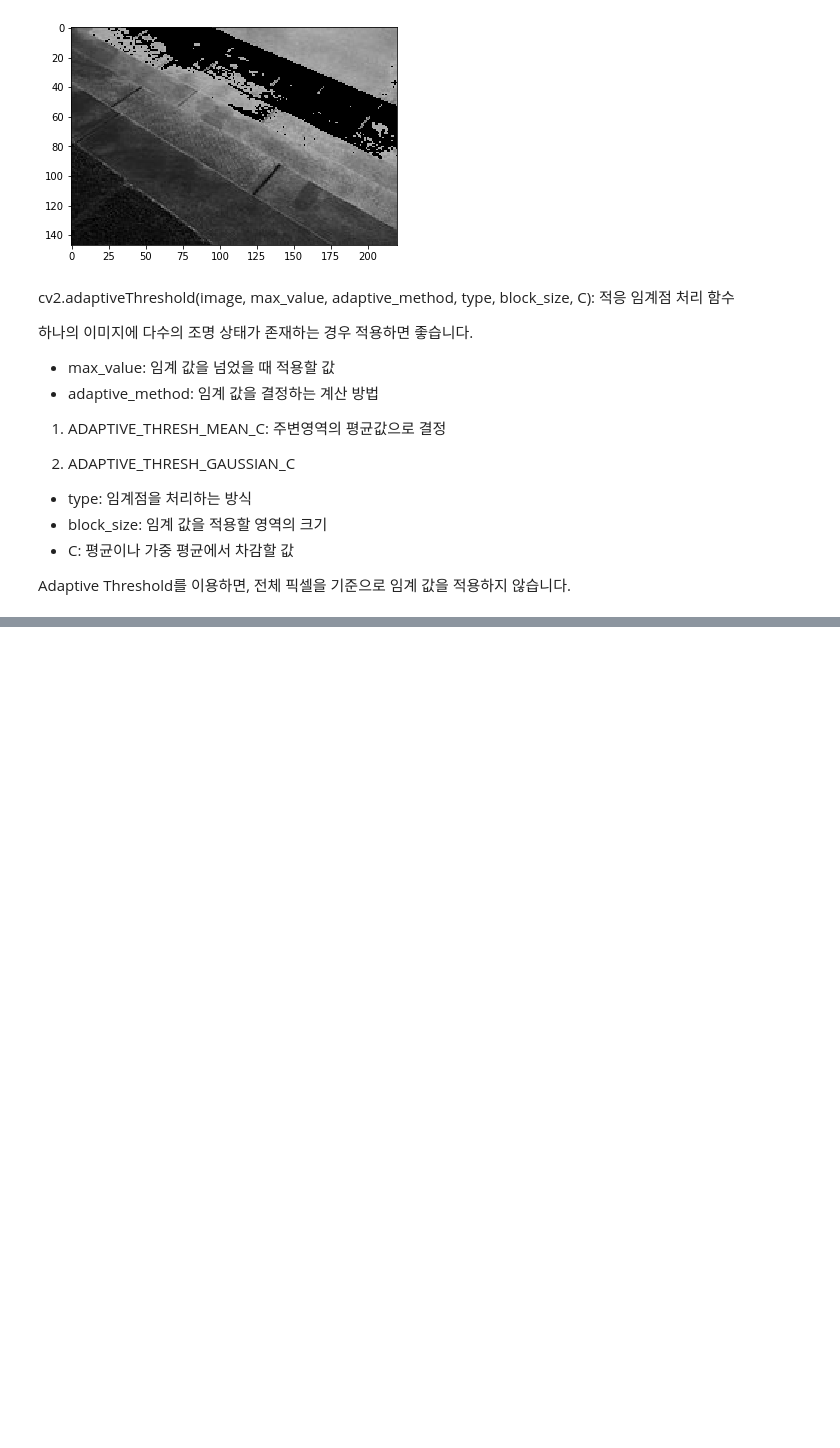
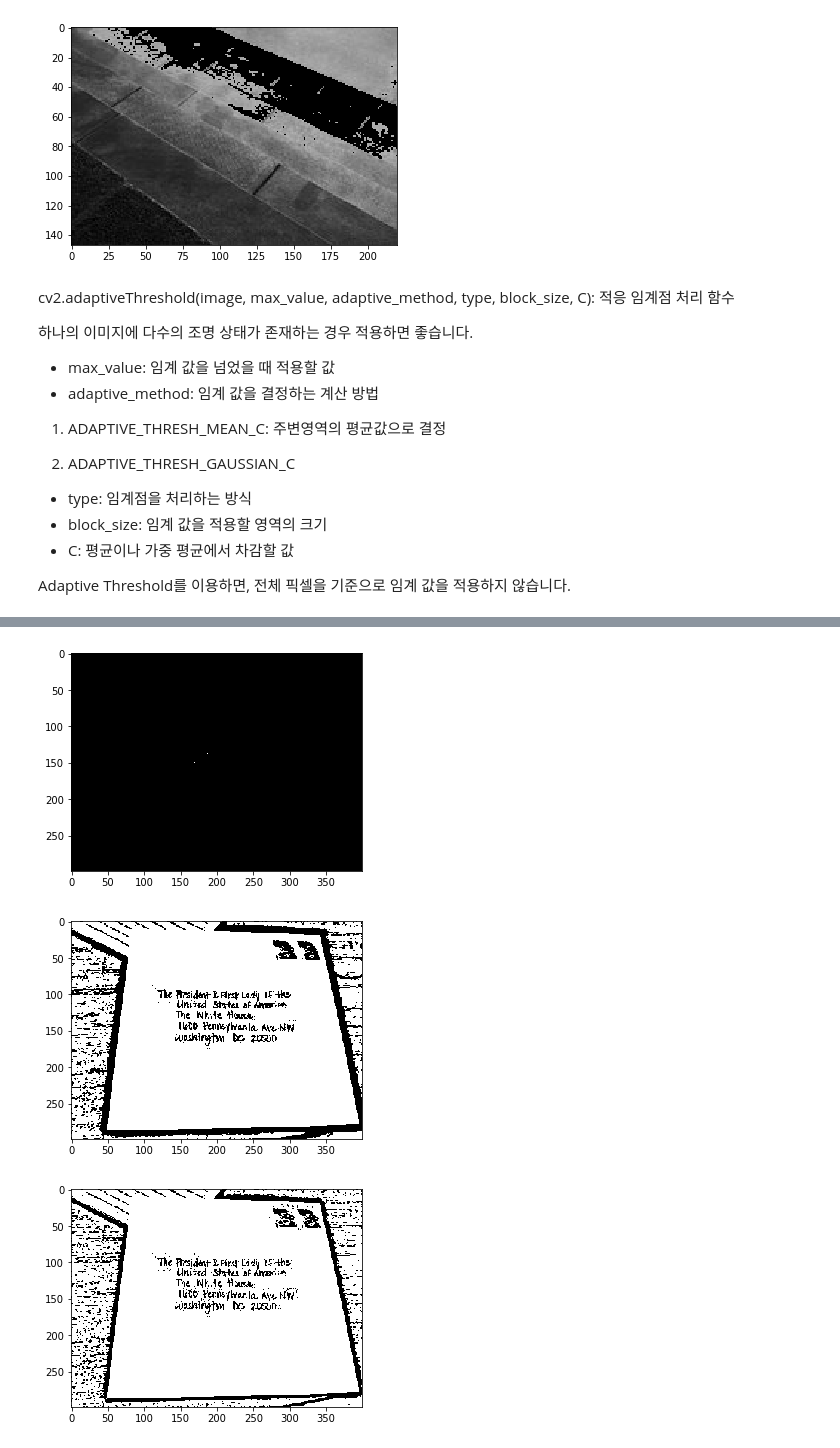
Before and after one commit to simonryu/Python-Data_Analysis-and-Image-Processing-Tutorial, a Jupyter notebook: 10. OpenCV 임계점 처리하기.ipynb, the cells around one changed output, grey strips where cells are left out. Saved outputs shown, nothing was run; the diff lists cells and outputs as text; code cells hidden in the pictures; blank space fills up the shorter version.

```diff
--- a/10. OpenCV 임계점 처리하기.ipynb
+++ b/10. OpenCV 임계점 처리하기.ipynb
@@ -77,0 +93,23 @@ uploaded = files.upload()
+# %%
+#THRESH_BINARY
+import cv2
+import matplotlib.pyplot as plt
+
+img = cv2.imread("hand_writing_image.jpg",cv2.IMREAD_GRAYSCALE)
+imgs = []
+ret, img1 = cv2.threshold(img,177,255,cv2.THRESH_BINARY)
+img2 = cv2.adaptiveThreshold(img,255,cv2.ADAPTIVE_THRESH_MEAN_C,cv2.THRESH_BINARY,21,3)
+img3 = cv2.adaptiveThreshold(img,255,cv2.ADAPTIVE_THRESH_GAUSSIAN_C,cv2.THRESH_BINARY,21,3)
+
+imgs.append(img1)
+imgs.append(img2)
+imgs.append(img3)
+
+for i in range(len(imgs)):
+  plt.figure(i)
+  plt.imshow(cv2.cvtColor(imgs[i],cv2.COLOR_GRAY2RGB))
+  plt.show
+# %% [output]
+[figure, added]
+[figure, added]
+[figure, added]
```
Also changed, not shown: parts of 3 cells of this notebook.
